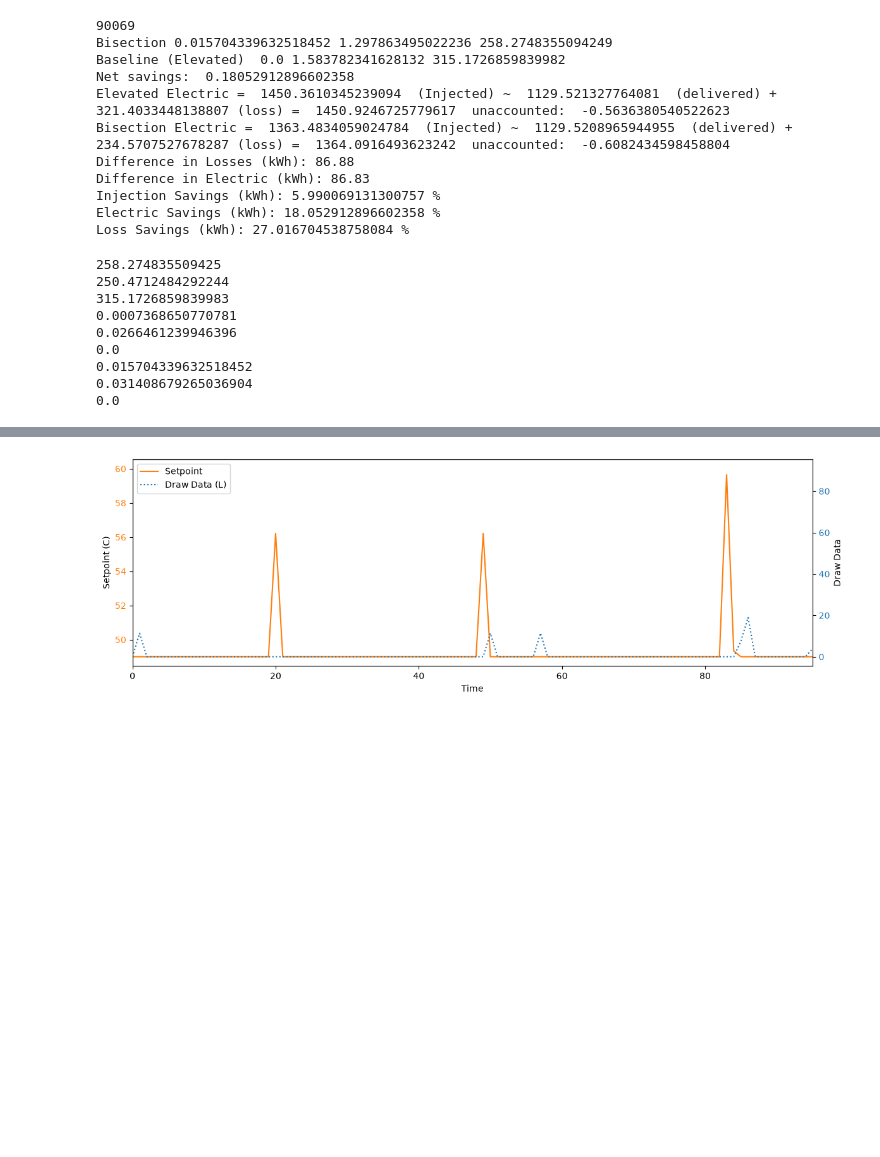
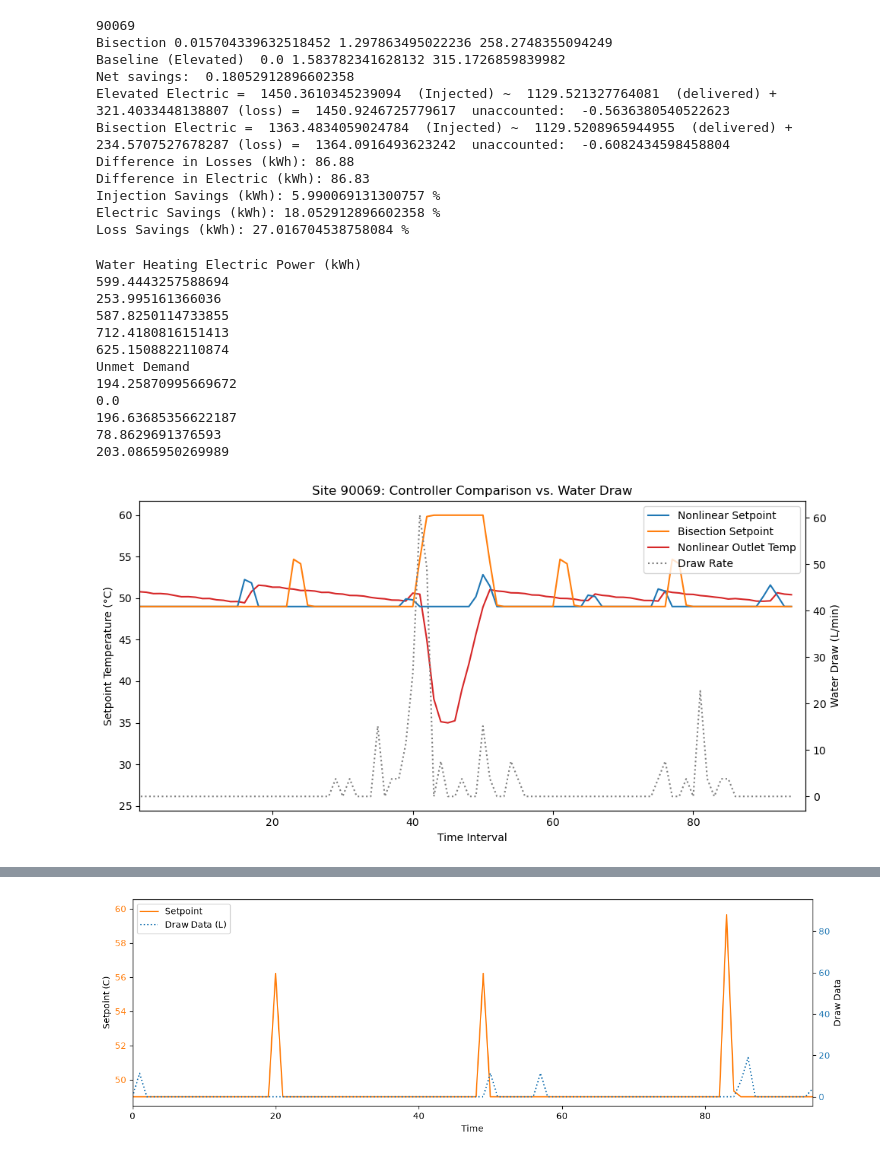
Before and after one commit to Jae-Domain/OCHRE, a Jupyter notebook: bin/nonlinear_solver/nonlinear_generate_graphics.ipynb, the cells around one changed output, grey strips where cells are left out. Drawn from its saved outputs; the diff is of its cells as text; code cells hidden in the pictures; blank space fills up the shorter version.

```diff
--- a/bin/nonlinear_solver/nonlinear_generate_graphics.ipynb
+++ b/bin/nonlinear_solver/nonlinear_generate_graphics.ipynb
@@ -123,20 +123,69 @@ Injection Savings (kWh): 5.990069131300757 %
 Electric Savings (kWh): 18.052912896602358 %
 Loss Savings (kWh): 27.016704538758084 %
 # %%
-print(sum(bisection['Water Heating Electric Power (kWh)']))
-print(sum(data_49['Water Heating Electric Power (kWh)']))
-print(sum(data_60['Water Heating Electric Power (kWh)']))
+import matplotlib.pyplot as plt
 
-print(sum(bisection['Hot Water Unmet Demand (kWh)']))
-print(sum(data_49['Hot Water Unmet Demand (kWh)']))
-print(sum(data_60['Hot Water Unmet Demand (kWh)']))
+sites = ['11531', '13438', '22096', '23744', '90015', '90069' ]
+for site in sites:
+    #plot bargraph for water heating electric power
+    print("Water Heating Electric Power (kWh)")
+    print(sum(bisection['Water Heating Electric Power (kWh)']))
+    print(sum(nonlinear['Water Heating Electric Power (kWh)']))
+    print(sum(data_49['Water Heating Electric Power (kWh)']))
+    print(sum(data_60['Water Heating Electric Power (kWh)']))
+    print(sum(load_shift['Water Heating Electric Power (kWh)']))
+
+    print("Unmet Demand")
+    print(sum(bisection['Hot Water Unmet Demand (kWh)']))
+    print(sum(nonlinear['Hot Water Unmet Demand (kWh)']))
+    print(sum(data_49['Hot Water Unmet Demand (kWh)']))
+    print(sum(data_60['Hot Water Unmet Demand (kWh)']))
+    print(sum(load_shift['Hot Water Unmet Demand (kWh)']))
 # %% [output]
-258.274835509425
-250.4712484292244
-315.1726859839983
-0.0007368650770781
-0.0266461239946396
+Water Heating Electric Power (kWh)
+599.4443257588694
+253.995161366036
+587.8250114733855
+712.4180816151413
+625.1508822110874
+Unmet Demand
+194.25870995669672
 0.0
-0.015704339632518452
-0.031408679265036904
-0.0
+196.63685356622187
+78.8629691376593
+203.0865950269989
+# %%
+import matplotlib.pyplot as plt
+import pandas as pd
+
+site = '90069'
+nonlinear = pd.read_csv(f'output_site_{site}_nonlinear.csv')
+bisection = pd.read_csv(f'output_site_{site}_bisection.csv')[0:len(nonlinear)]
+
+fig, ax1 = plt.subplots(figsize=(10, 5))
+
+# --- Left Y-Axis: Temperatures / Setpoints ---
+line4, = ax1.plot(nonlinear["Hot Water Outlet Temperature (C)"], label="Nonlinear Outlet Temp", color="tab:red")
+line1, = ax1.plot(nonlinear['Setpoints'], label="Nonlinear Setpoint", color="tab:blue")
+line2, = ax1.plot(bisection['Setpoints'], label="Bisection Setpoint", color="tab:orange")
+
+ax1.set_ylabel("Setpoint Temperature (°C)")
+ax1.set_xlabel("Time Interval")
+ax1.set_xlim(0, 96)  # Restrict to first 96 intervals (0-indexed)
+
+# --- Right Y-Axis: Water Draw ---
+ax2 = ax1.twinx()  # Fix: twinx() for secondary vertical Y-axis
+line3, = ax2.plot(bisection['Draw Data'], label="Draw Rate", color="tab:gray", linestyle="dotted")
+ax2.set_ylabel("Water Draw (L/min)")
+
+# --- Combined Legend ---
+lines = [line1, line2, line4, line3]
+labels = [l.get_label() for l in lines]
+ax1.legend(lines, labels, loc="upper right")
+
+plt.xlim(1, 96)
+plt.title(f"Site {site}: Controller Comparison vs. Water Draw")
+plt.tight_layout()
+plt.show()
+# %% [output]
+[figure, added]
```
Also changed, not shown: parts of 5 cells of this notebook, 6 other files.
